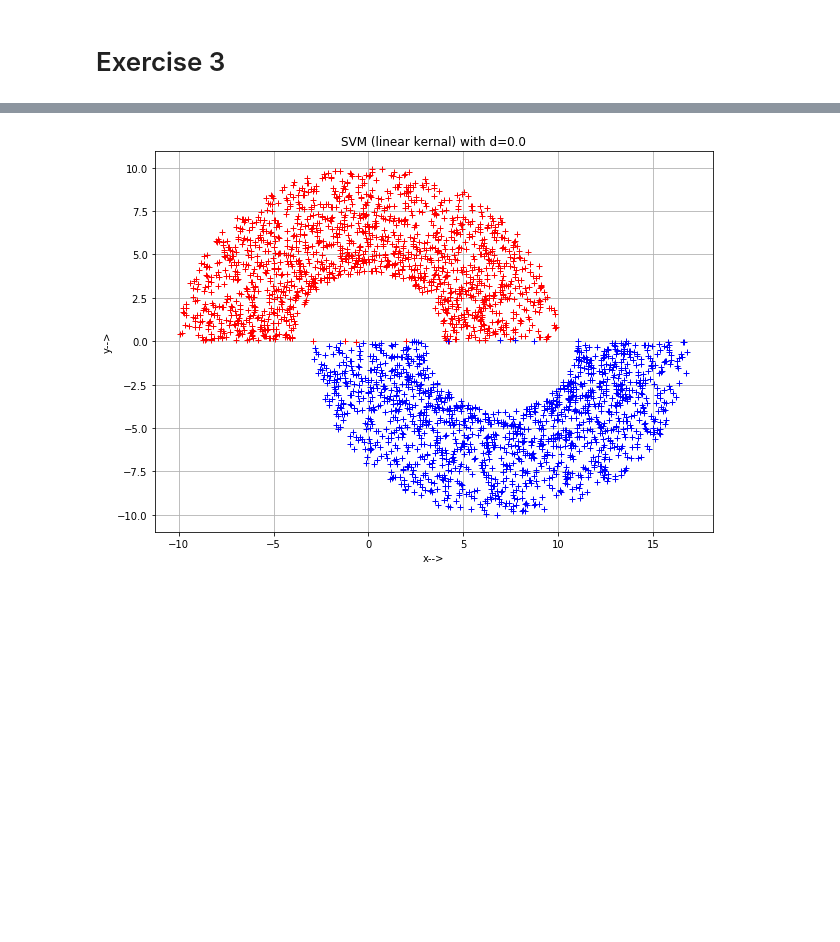
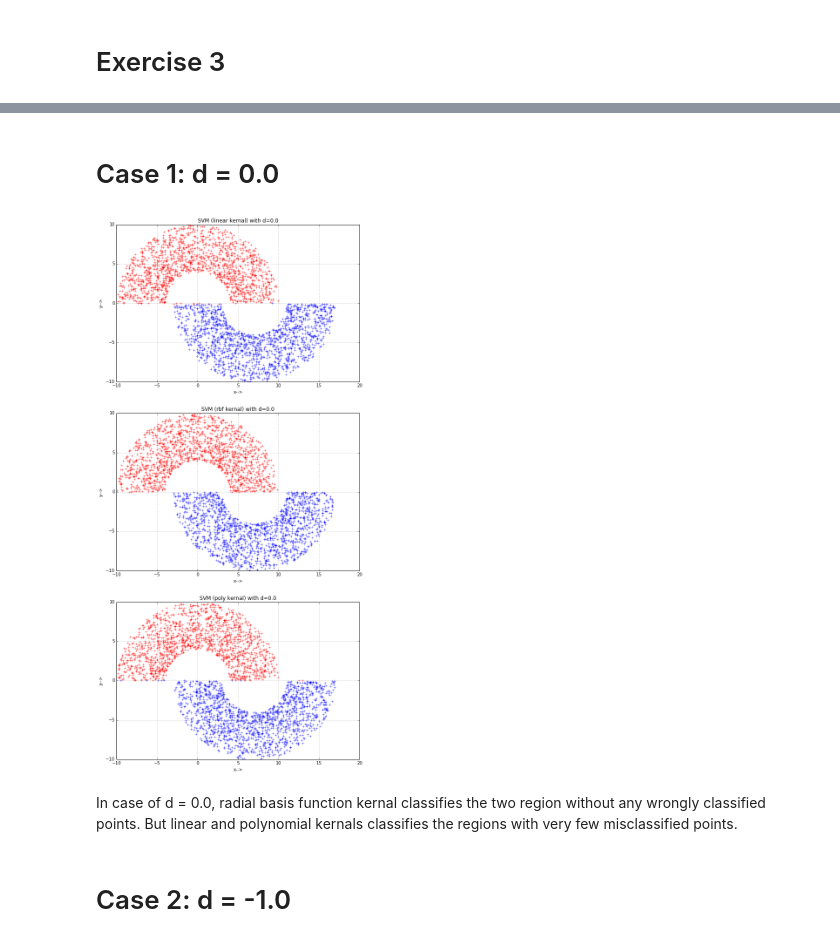
Before and after one commit to rameshjes/neural-network, a Jupyter notebook: assignment07/ruby/workbench_07.ipynb, the cells around one changed output, grey strips where cells are left out. Cells and saved outputs as stored; diff of their text form; code cells hidden in the pictures; blank space fills up the shorter version.

Commit message:
added multiple kernals and added comments for each scenario

```diff
--- a/assignment07/ruby/workbench_07.ipynb
+++ b/assignment07/ruby/workbench_07.ipynb
@@ -19,11 +40,13 @@ class StateVectorMachine:
     def generate_sample(self,_class):
         random_theta = np.pi *  random.random()
         random_r = (self.width*random.random())+(self.radius-self.width)
+        #Region one
         if _class is 1:
             x = random_r*np.cos(random_theta)
             y = random_r*np.sin(random_theta)
             return [x,y,1]
         else:
+            #Region two
             random_theta += np.pi
             x = random_r*np.cos(random_theta)+(self.radius-(self.width/2.0))
             y = random_r*np.sin(random_theta)-self.distance
@@ -50,7 +73,6 @@ class StateVectorMachine:
         return samples[:,0:2],samples[:,2:3]
 
     def plot(self,points,output,title):
-        plt.figure(figsize=(10, 7))
         plt.grid(True)
         plt.title(title)
         plt.xlabel("x-->")
@@ -61,38 +83,55 @@ class StateVectorMachine:
             else:
                 plt.plot(point[0],point[1],'b+',label='region b')
 
-    def train(self,training_input,desired_output):
-        classifier = svm.SVC(kernel='linear')
+    def train(self,training_input,desired_output,_kernal):
+        #trainig using support vector classifier
+        classifier = svm.SVC(kernel=_kernal)
         classifier.fit(training_input, desired_output)
         return classifier
+# %% [markdown]
+# Case 1: d = 0.0
 # %%
 radius = 10.0
 width = 6.0
 distance = 0.0
 num_of_training_samples = 1000
 num_of_testing_samples = 3000
 
 # initializing state vector machine with initial parameteres
 state_vector_machine = StateVectorMachine(radius,
                                           width,
                                           distance,
                                           num_of_training_samples,
                                           num_of_testing_samples)
 
-# generating random training samples and desired output
-training_input,desired_output = state_vector_machine.get_samples("train")
 
-# training the state vector machine
-classifier = state_vector_machine.train(training_input,desired_output)
+fig, ax = plt.subplots(nrows=3, ncols=1)
+fig.set_figwidth(10)
+fig.set_figheight(22)
+kernals = ["linear","rbf","poly"]
 
-# generating random testing samples
-test_samples,test_desired_output = state_vector_machine.get_samples("test")
+for i in range(len(kernals)):
+    # generating random training samples and desired output
+    training_input,desired_output = state_vector_machine.get_samples("train")
 
-# predicting the output for test samples and ploting the result
-predicted_output = classifier.predict(test_samples)
-state_vector_machine.plot(test_samples,predicted_output,"SVM (linear kernal) with d=0.0")
+    # training the state vector machine
+    classifier = state_vector_machine.train(training_input,desired_output,kernals[i])
+
+    # generating random testing samples
+    test_samples,test_desired_output = state_vector_machine.get_samples("test")
+
+    # predicting the output for test samples and ploting the result
+    predicted_output = classifier.predict(test_samples)
+
+    plt.subplot(3, 1, i+1)
+
+    state_vector_machine.plot(test_samples,predicted_output,"SVM ("+kernals[i]+" kernal) with d=0.0")
 # %% [output]
-[figure, old version]
+[figure, new version]
+# %% [markdown]
+In case of d = 0.0, radial basis function kernal classifies the two region without any wrongly classified points. But linear and polynomial kernals classifies the regions with very few misclassified points.
+# %% [markdown]
+# Case 2: d = -1.0
 # %%
 radius = 10.0
 width = 6.0
```
Also changed, not shown: parts of 11 cells of this notebook, 1 other file.
